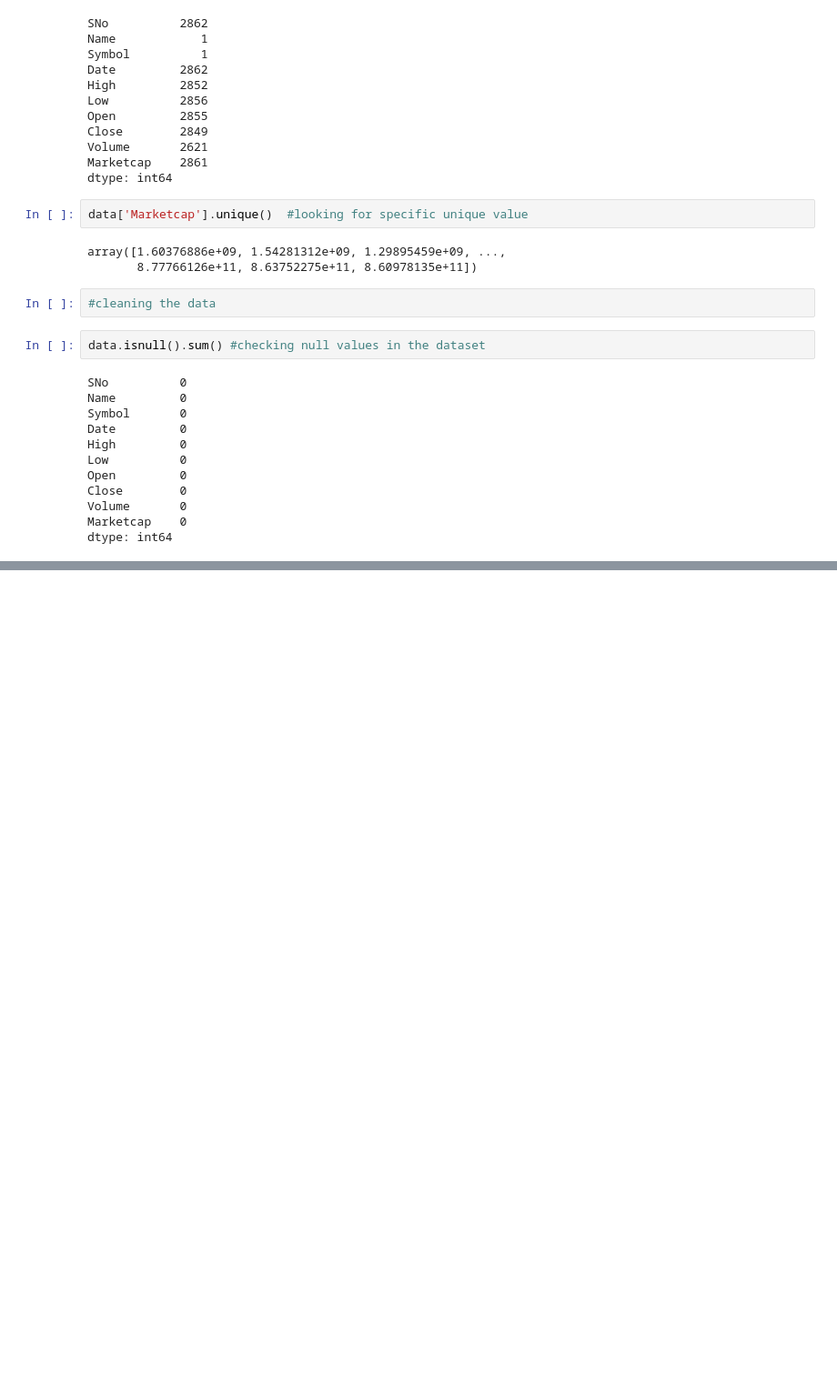
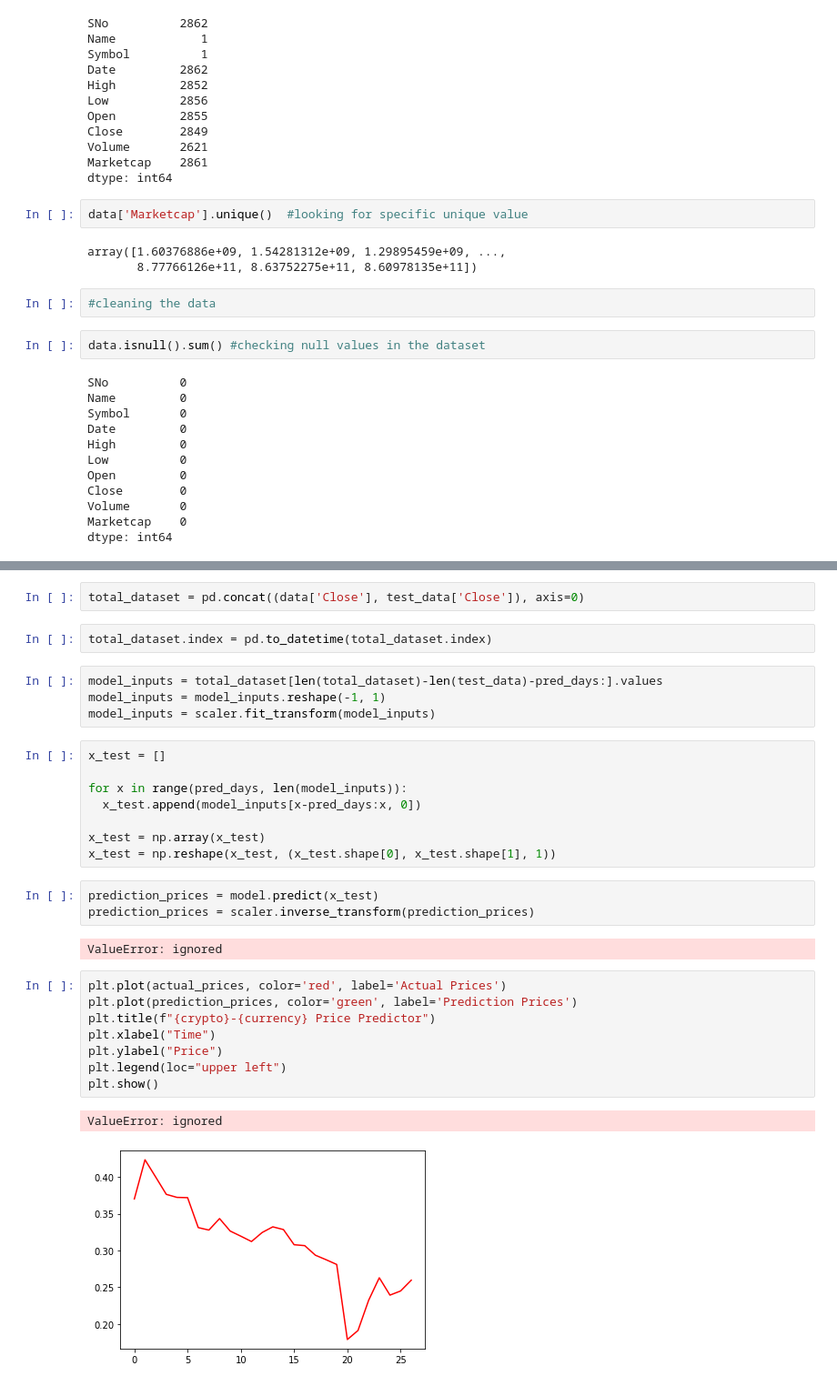
Before and after one commit to kim-minsun/Data-Science_Project, a Jupyter notebook: Data_Science_Project.ipynb, the cells around one changed output, grey strips where cells are left out. Shown at 91% size. Saved outputs shown, nothing was run; the diff lists cells and outputs as text; blank space fills up the shorter version.

```diff
--- a/Data_Science_Project.ipynb
+++ b/Data_Science_Project.ipynb
@@ -91,0 +191,32 @@ dtype: int64
+# %%
+total_dataset = pd.concat((data['Close'], test_data['Close']), axis=0)
+# %%
+total_dataset.index = pd.to_datetime(total_dataset.index)
+# %%
+model_inputs = total_dataset[len(total_dataset)-len(test_data)-pred_days:].values
+model_inputs = model_inputs.reshape(-1, 1)
+model_inputs = scaler.fit_transform(model_inputs)
+# %%
+x_test = []
+
+for x in range(pred_days, len(model_inputs)):
+  x_test.append(model_inputs[x-pred_days:x, 0])
+
+x_test = np.array(x_test)
+x_test = np.reshape(x_test, (x_test.shape[0], x_test.shape[1], 1))
+# %%
+prediction_prices = model.predict(x_test)
+prediction_prices = scaler.inverse_transform(prediction_prices)
+# %% [output]
+ValueError: ignored
+# %%
+plt.plot(actual_prices, color='red', label='Actual Prices')
+plt.plot(prediction_prices, color='green', label='Prediction Prices')
+plt.title(f"{crypto}-{currency} Price Predictor")
+plt.xlabel("Time")
+plt.ylabel("Price")
+plt.legend(loc="upper left")
+plt.show()
+# %% [output]
+ValueError: ignored
+[figure, added]
```
Also changed, not shown: parts of 14 cells of this notebook.
